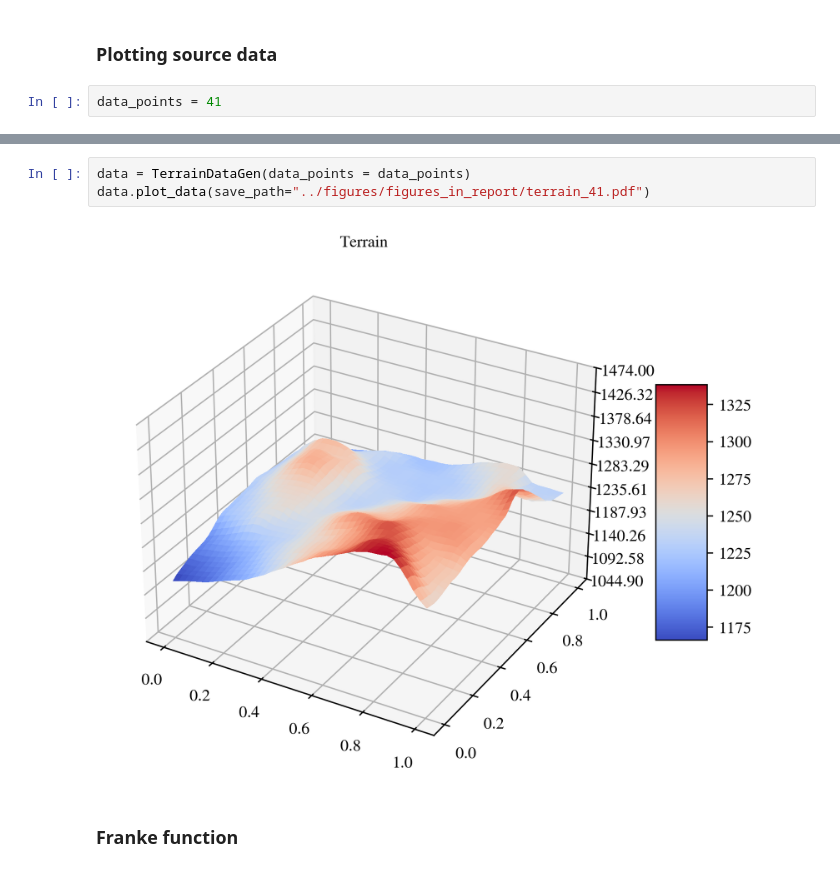
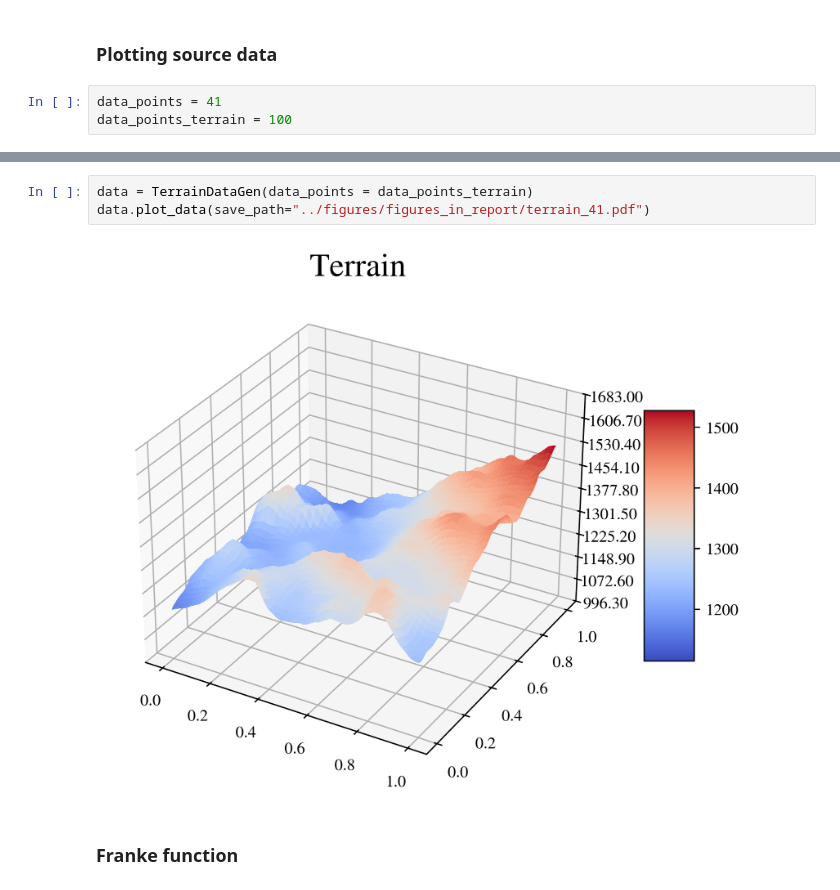
Before and after one commit to GauteJ1/FYS-STK-projects, a Jupyter notebook: project_1_alt/src/plots_in_report.ipynb, the cells around one changed output, grey strips where cells are left out. Saved outputs shown, nothing was run; the diff lists cells and outputs as text.

Commit message:
plot fixes

```diff
--- a/project_1_alt/src/plots_in_report.ipynb
+++ b/project_1_alt/src/plots_in_report.ipynb
@@ -8,6 +11,7 @@ import json
 ### Plotting source data
 # %%
 data_points = 41
+data_points_terrain = 100
 # %%
 data = FrankeDataGen(data_points = data_points)
 data.plot_data(save_path="../figures/figures_in_report/franke_func.pdf")
@@ -21,8 +25,8 @@ data.plot_data(save_path="../figures/figures_in_report/franke_func_noise.pdf")
 # %%
-data = TerrainDataGen(data_points = data_points)
+data = TerrainDataGen(data_points = data_points_terrain)
 data.plot_data(save_path="../figures/figures_in_report/terrain_41.pdf")
 # %% [output]
-[figure, old version]
+[figure, new version]
 # %% [markdown]
 ### Franke function
 # %%
```
Also changed, not shown: parts of 11 cells of this notebook, 11 other files.
